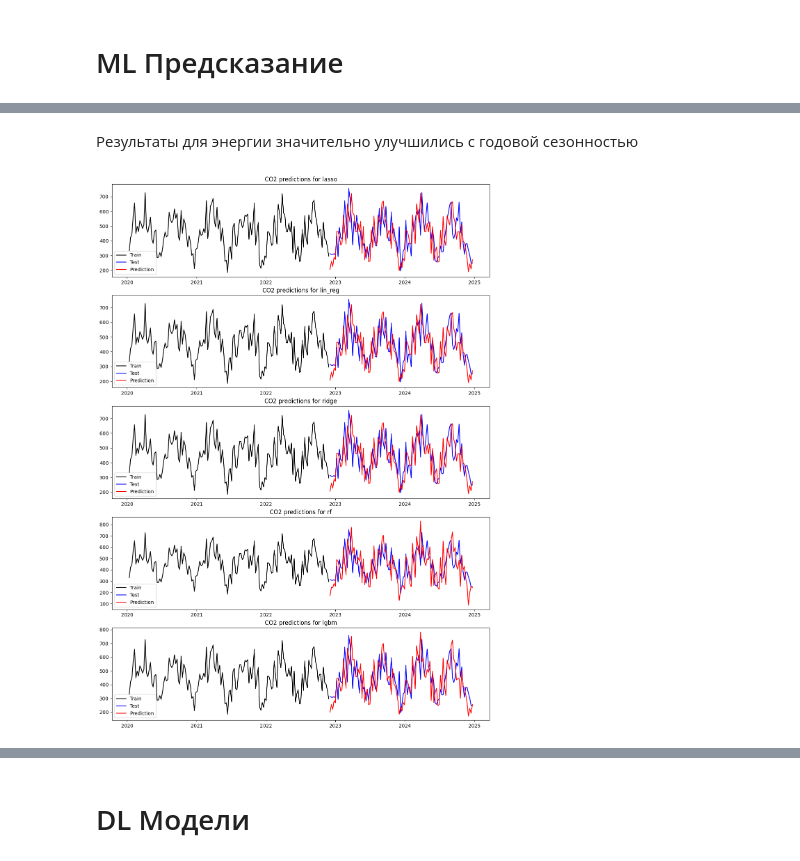
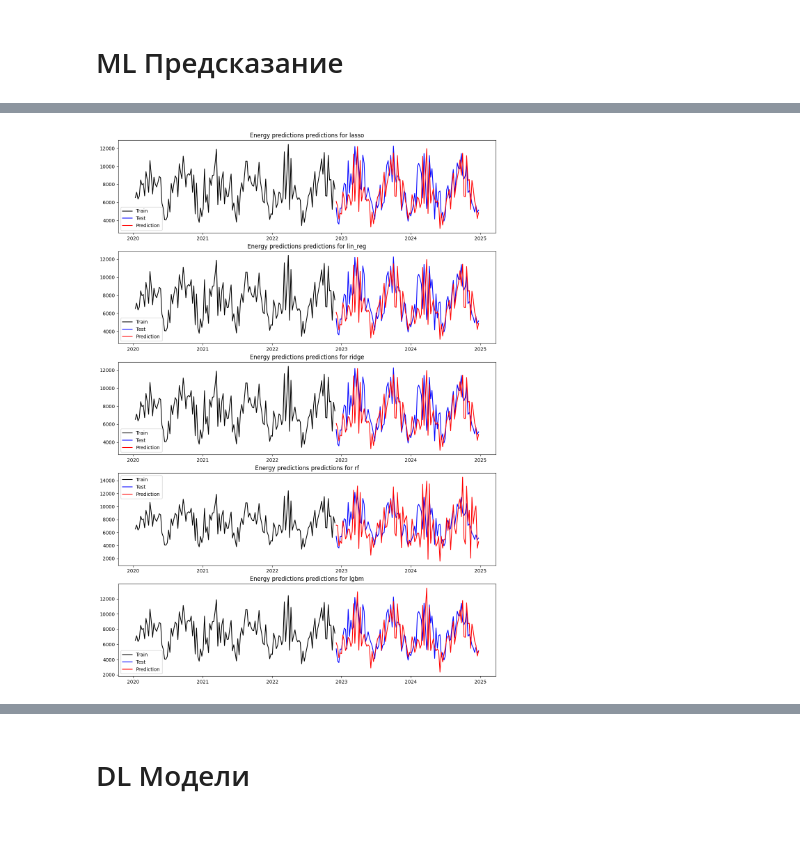
Before and after one commit to tvsmsa/melekhin-time-series, a Jupyter notebook: task_3_timeseries.ipynb, the cells around one changed output, grey strips where cells are left out. Cells and saved outputs as stored; diff of their text form; code cells hidden in the pictures; blank space fills up the shorter version.

```diff
--- a/task_3_timeseries.ipynb
+++ b/task_3_timeseries.ipynb
@@ -33,13 +33,13 @@ from functools import partial
 from sklearn.preprocessing import StandardScaler
 # %%
 df = pd.read_csv('climate_EDA.csv', parse_dates=["date"], index_col = "date")
-ts = ['co2_emission', 'energy_consumption']
-exog_cols = ['humidity','urban_population', 'energy_price']
+ts = ['energy_consumption']
+exog_cols = ['avg_temperature', 'humidity','urban_population', 'energy_price']
 base_cols = ['unique_id', 'ds', 'y']
 
 y = df.resample('W').agg({
-    'co2_emission': 'mean',
     'energy_consumption': 'mean',
+    'avg_temperature': 'mean',
     'urban_population': 'mean',
     'humidity': 'mean',
     'energy_price': 'sum',
@@ -54,6 +54,8 @@ panel_list = [
         'ds': y.index,
         'y': y[t].values,
         'unique_id': t,
+        # Добавляем внешние переменные из y:
+        'avg_temperature': y['avg_temperature'].values,
         'urban_population': y['urban_population'].values,
         'humidity': y['humidity'].values,
         'energy_price': y['energy_price'].values
@@ -65,9 +67,8 @@ panel_df = pd.concat(panel_list, ignore_index=True)
 panel_df = panel_df[base_cols + exog_cols]
 
 FH = int(0.42 * y.shape[0])
-df_test  = panel_df[base_cols].groupby("unique_id").tail(FH)
+df_test = panel_df[base_cols].groupby("unique_id").tail(FH)
 df_train = panel_df[base_cols].drop(df_test.index).reset_index(drop=True)
 
 FREQ = y.index.freq
-SEASON = 26
-print(f"Frequency: {FREQ}, Season energy: {SEASON}")
+SEASON = 52
@@ -327,19 +265,15 @@ mase    energy_consumption  1.087524  1.094809  1.094809  1.591144  1.161120
-# %% [markdown]
-Результаты для энергии значительно улучшились с годовой сезонностью
 # %%
 models = ['lasso',	'lin_reg',	'ridge',	'rf', 'lgbm']
 fig, axes = plt.subplots(len(models), 1, figsize=(14, 4 * len(models)))
 #test_len = len(df_test)
 test_len = 108
-df_train_tail = df_train[df_train['unique_id']=='co2_emission'].tail(test_len*3)
-df_predict = eval_mf[eval_mf['unique_id']=='co2_emission'].head(test_len)
-df_test_tail = df_test[df_test['unique_id']=='co2_emission'].head(test_len)
+df_predict = eval_mf.head(test_len)
 for i in range(len(models)):
   curr_model = models[i]
-  axes[i].plot(df_train_tail['ds'], df_train_tail['y'], color = 'black', label='Train')
-  axes[i].plot(df_test_tail['ds'], df_test_tail['y'], color = 'blue', label='Test')
+  axes[i].plot(df_train['ds'], df_train['y'], color = 'black', label='Train')
+  axes[i].plot(df_test['ds'], df_test['y'], color = 'blue', label='Test')
   axes[i].plot(df_predict['ds'], df_predict[curr_model], color = 'red', label='Prediction')
-  axes[i].set_title(f"CO2 predictions for {curr_model}")
+  axes[i].set_title(f"Energy predictions predictions for {curr_model}")
   axes[i].legend()
 # %% [output]
-[figure, old version]
+[figure, new version]
```
Also changed, not shown: parts of 20 cells of this notebook, 3 other files.
